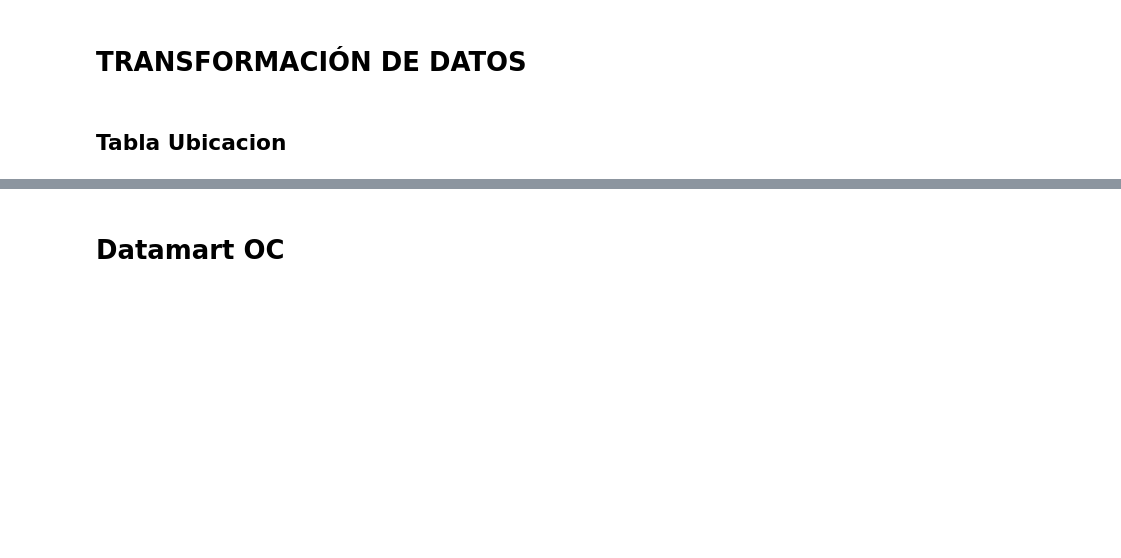
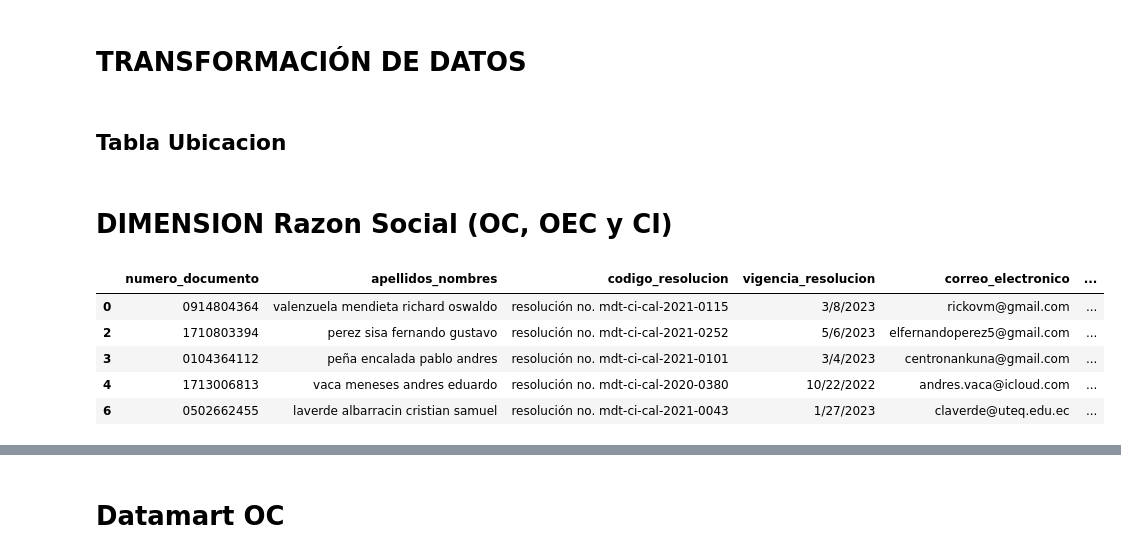
Before and after one commit to Herziox/Data-Mining-System-SETEC, a Jupyter notebook: 3_data_preprocesing_module/Data_PreProcesing.ipynb, the cells around one changed output, grey strips where cells are left out. Saved outputs shown, nothing was run; the diff lists cells and outputs as text; code cells hidden in the pictures; blank space fills up the shorter version.

```diff
--- a/3_data_preprocesing_module/Data_PreProcesing.ipynb
+++ b/3_data_preprocesing_module/Data_PreProcesing.ipynb
@@ -399,7 +384,7 @@ df_pcoec.to_csv(os.path.join(path_etl,'pcoec.csv'),index=False)
 # %% [markdown]
 ### ETL CI
 # %%
-df_ci = pd.read_csv(os.path.join(path,'ci0.csv'))
+df_ci = pd.read_csv(os.path.join(path_sd,'ci0.csv'))
 df_ci = df_ci.apply(lambda x: x.astype(str).str.lower())
 df_ci['numero_documento'] = df_ci['numero_documento'].apply(lambda x: '0'+x if len(x)==9 else x)
 df_ci['celular'] = df_ci['celular'].apply(lambda x: '0'+x if len(x)==9 else x)
@@ -451,0 +437,11 @@ df_ubicacion = pd.read_csv(os.path.join(path, 'ubicacion.csv'))
+# %% [markdown]
+# DIMENSION Razon Social (OC, OEC y CI)
+# %%
+df_ci.head()
+# %% [output]
+|  | numero_documento | apellidos_nombres | codigo_resolucion | vigencia_resolucion | correo_electronico | ... |
+| 0 | 0914804364 | valenzuela mendieta richard oswaldo | resolución no. mdt-ci-cal-2021-0115 | 3/8/2023 | rickovm@gmail.com | ... |
+| 2 | 1710803394 | perez sisa fernando gustavo | resolución no. mdt-ci-cal-2021-0252 | 5/6/2023 | elfernandoperez5@gmail.com | ... |
+| 3 | 0104364112 | peña encalada pablo andres | resolución no. mdt-ci-cal-2021-0101 | 3/4/2023 | centronankuna@gmail.com | ... |
+| 4 | 1713006813 | vaca meneses andres eduardo | resolución no. mdt-ci-cal-2020-0380 | 10/22/2022 | andres.vaca@icloud.com | ... |
+| 6 | 0502662455 | laverde albarracin cristian samuel | resolución no. mdt-ci-cal-2021-0043 | 1/27/2023 | claverde@uteq.edu.ec | ... |
```
Also changed, not shown: parts of 36 cells of this notebook, 5 other files.
